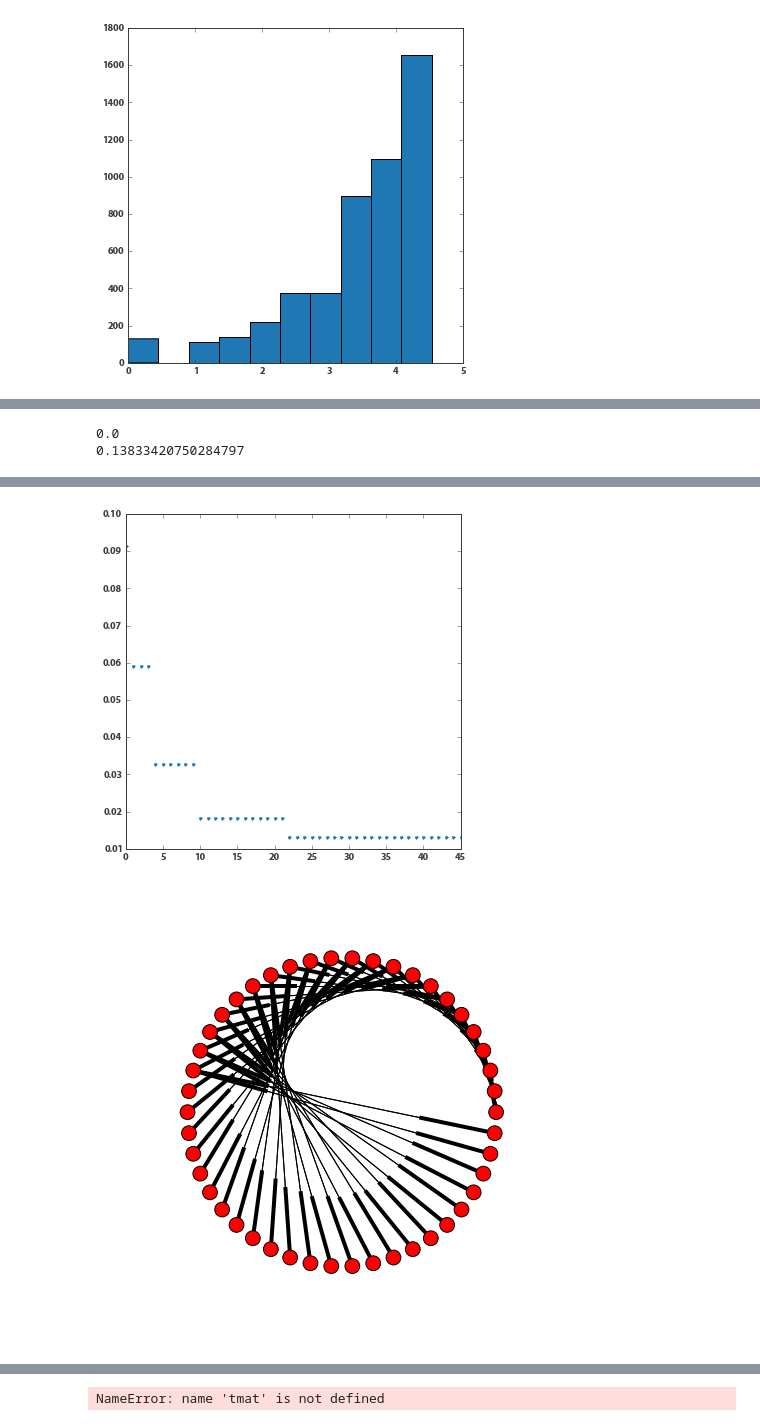
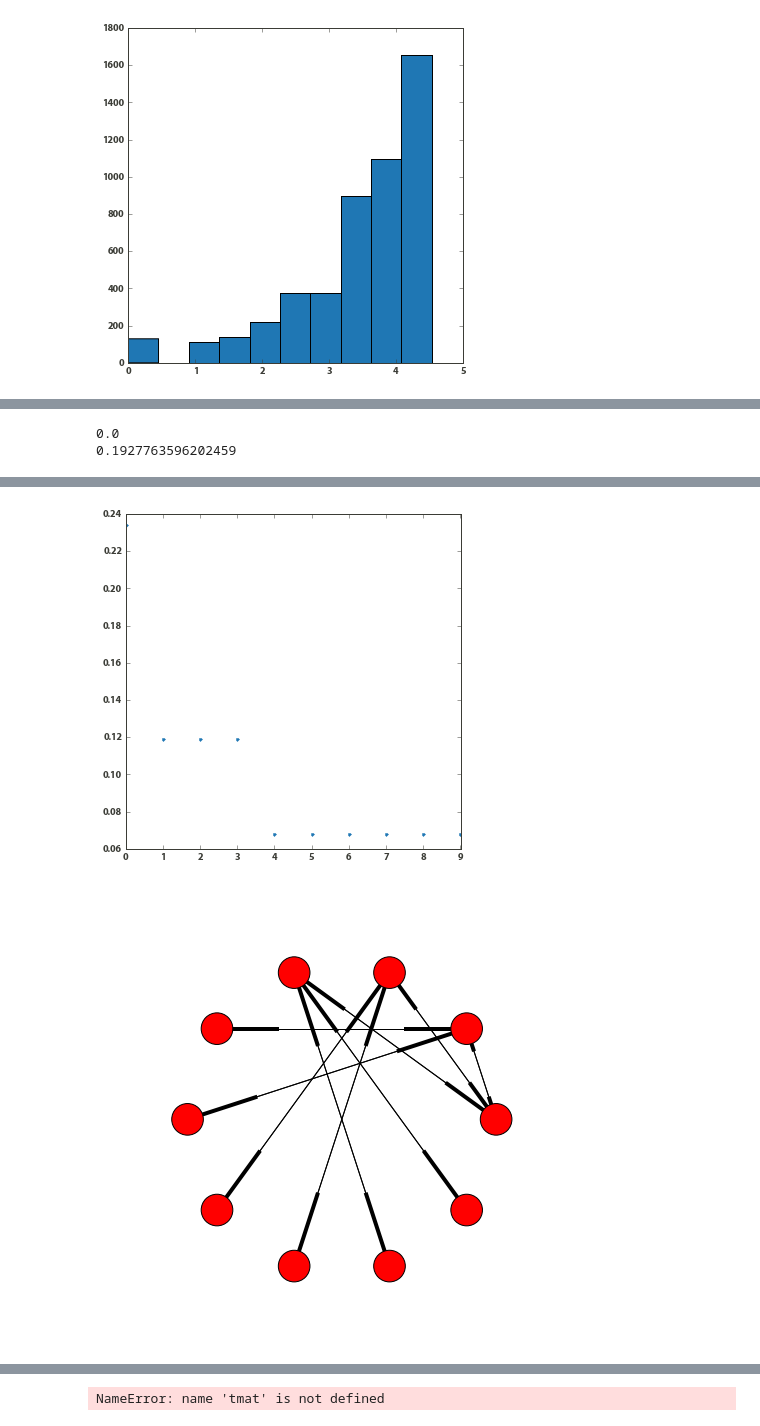
Before and after one commit to williamgilpin/netsim, a Jupyter notebook: simple_models.ipynb, the cells around one changed output, grey strips where cells are left out. Cells and saved outputs as stored; diff of their text form; code cells hidden in the pictures.

```diff
--- a/simple_models.ipynb
+++ b/simple_models.ipynb
@@ -310,10 +235,11 @@ imshow(tmat5)
 # %%
-tmat4 = make_bethe(3,4,stay_rate=1.0)
+tmat4 = make_bethe(3,2,stay_rate=1.0)
 
 # tmat5 = LambEn(tmat4,.82).tiltmat
 
 tmat5 = copy(tmat4)
-tmat5 = tmat5 + tril(tmat5)*.8
+
+tmat5 = tmat5 + tril(tmat5)*1.5
 tmat5 = rownorm(tmat5)
 
 print (real(ss_ent(tmat4)))
@@ -331,4 +257,4 @@ figure()
 markov_plot(tmat5,scale=10000)
 # %% [output]
 0.0
-0.13833420750284797
+0.1927763596202459
@@ -336,2 +262,2 @@ markov_plot(tmat5,scale=10000)
-[figure, old version]
+[figure, new version]
-[figure, old version]
+[figure, new version]
```
Also changed, not shown: parts of 19 cells of this notebook, 2 other files.
